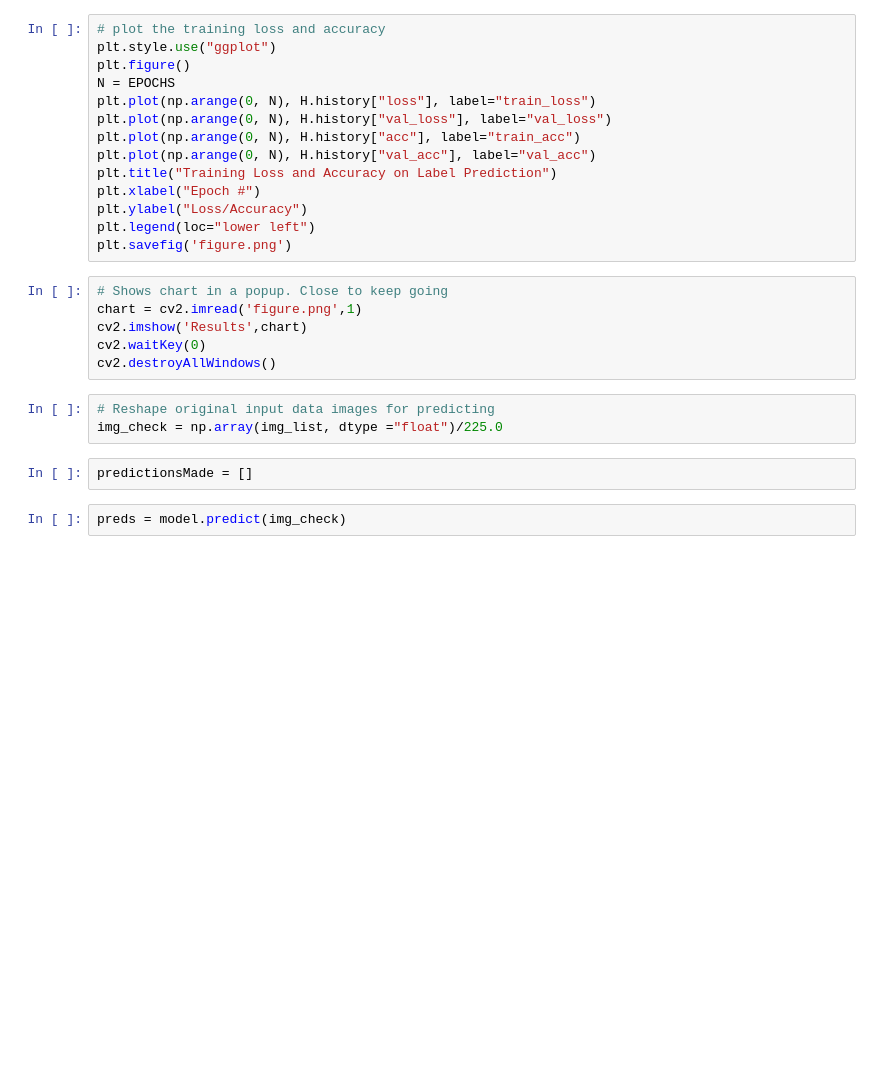
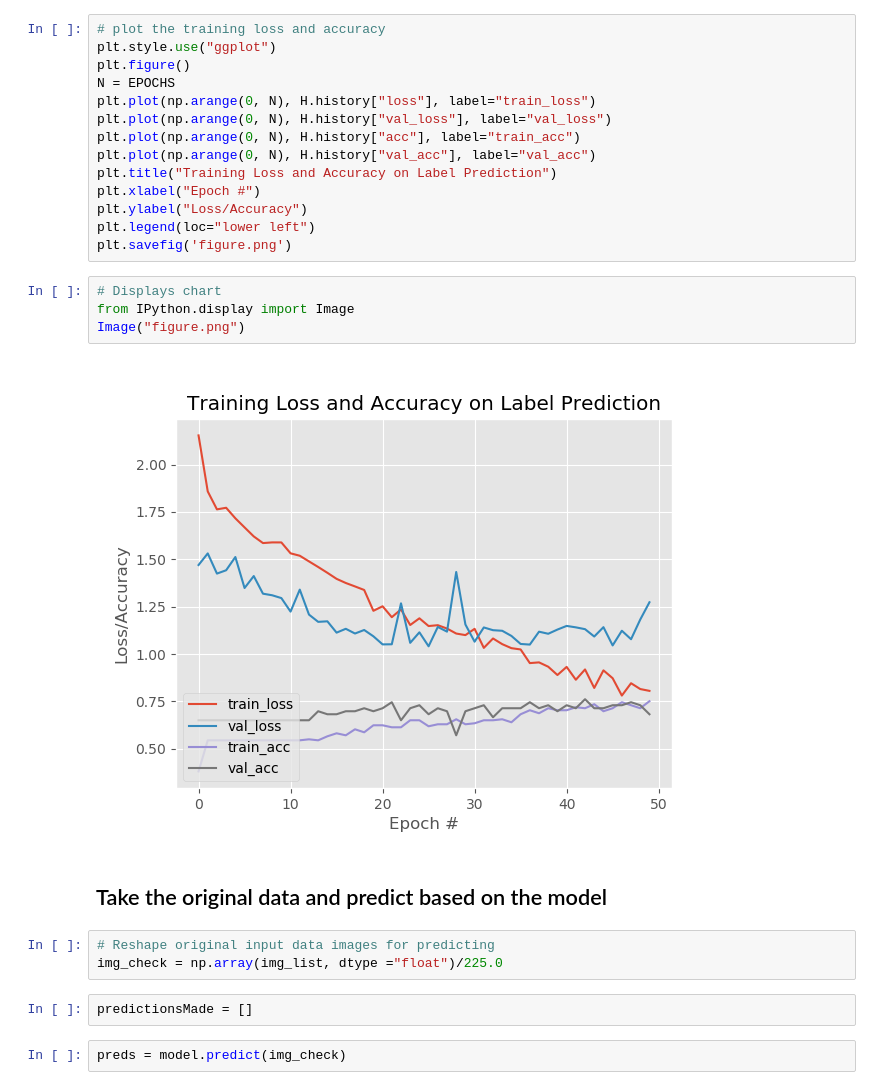
Before and after one commit to cindeycaineucsd/SuAVE_testing, a Jupyter notebook: PredictiveModel.ipynb, the cells around one changed output. Cells and saved outputs as stored; diff of their text form; blank space fills up the shorter version.

```diff
--- a/PredictiveModel.ipynb
+++ b/PredictiveModel.ipynb
@@ -259,12 +265,14 @@ plt.xlabel("Epoch #")
 plt.ylabel("Loss/Accuracy")
 plt.legend(loc="lower left")
 plt.savefig('figure.png')
-# %%
-# Shows chart in a popup. Close to keep going
-chart = cv2.imread('figure.png',1)
-cv2.imshow('Results',chart)
-cv2.waitKey(0)
-cv2.destroyAllWindows()
+# %%
+# Displays chart
+from IPython.display import Image
+Image("figure.png")
+# %% [output]
+[figure, added]
+# %% [markdown]
+## Take the original data and predict based on the model
 # %%
 # Reshape original input data images for predicting
 img_check = np.array(img_list, dtype ="float")/225.0
```
Also changed, not shown: parts of 38 cells of this notebook, 3 other files.
